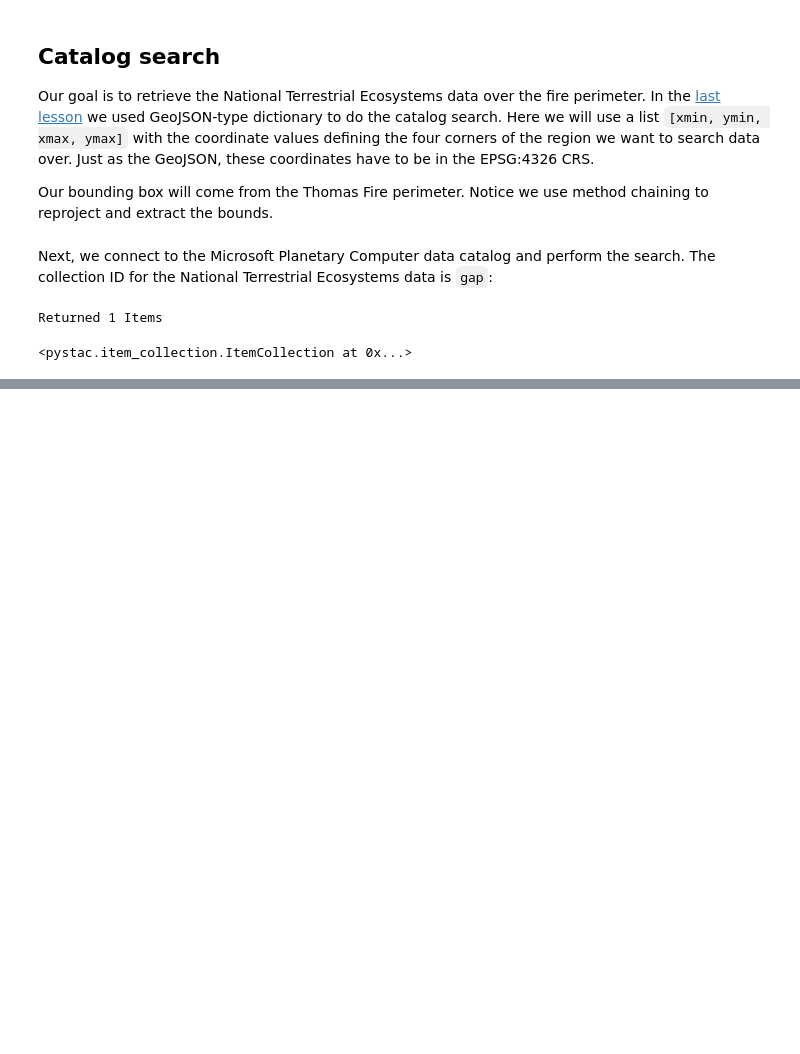
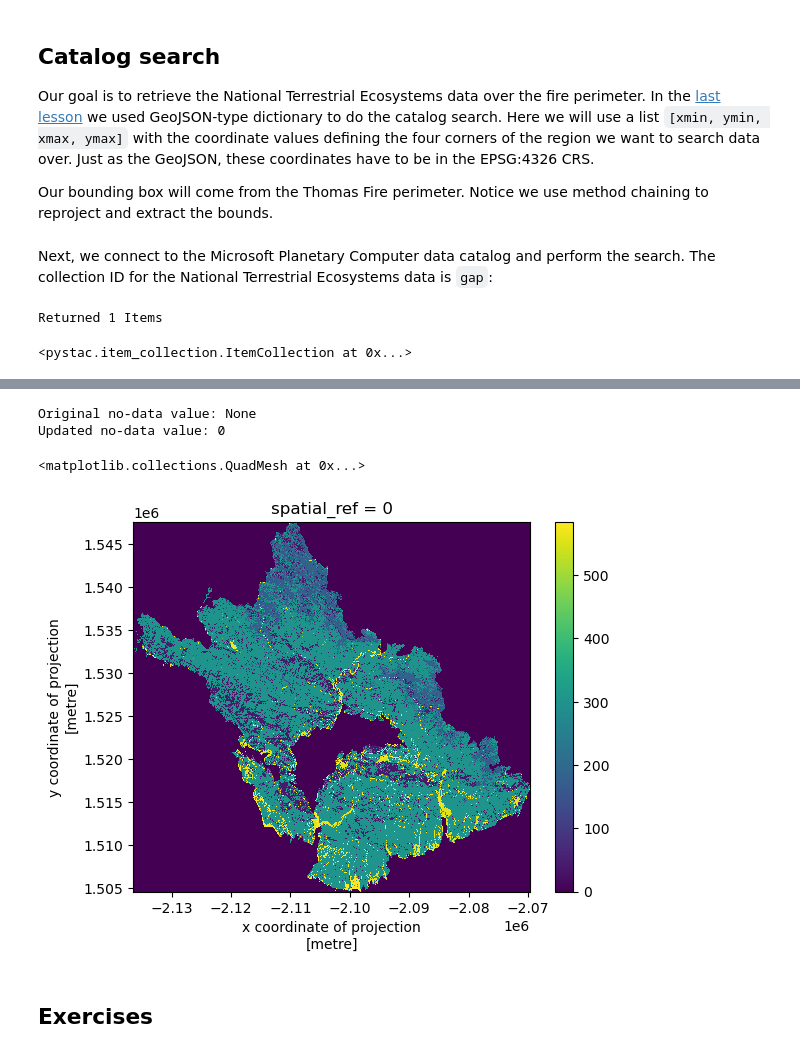
Before and after one commit to ceh58/eds220-2024-in-class, a Jupyter notebook: week-9-land-cover-stats-STUDENTS.ipynb, the cells around one changed output, grey strips where cells are left out. Cells and saved outputs as stored; diff of their text form; code cells hidden in the pictures; blank space fills up the shorter version.

```diff
--- a/week-9-land-cover-stats-STUDENTS.ipynb
+++ b/week-9-land-cover-stats-STUDENTS.ipynb
@@ -85,0 +211,22 @@ Returned 1 Items
+# %%
+print('Original no-data value:', lulc.rio.nodata)
+
+# Update raster's no-data value
+lulc = lulc.rio.write_nodata(0)
+print('Updated no-data value:', lulc.rio.nodata)
+# %% [output]
+Original no-data value: None
+Updated no-data value: 0
+# %%
+# Let's try clipping again
+
+lulc_clip = (lulc.rio.clip_box(*thomas_fire_match.total_bounds)
+                .rio.clip(thomas_fire_match.geometry))
+
+# Examine the results
+lulc_clip.plot()
+# %% [output]
+<matplotlib.collections.QuadMesh at 0x...>
+[figure, added]
+# %% [markdown]
+## Exercises
```
Also changed, not shown: parts of 26 cells of this notebook.
